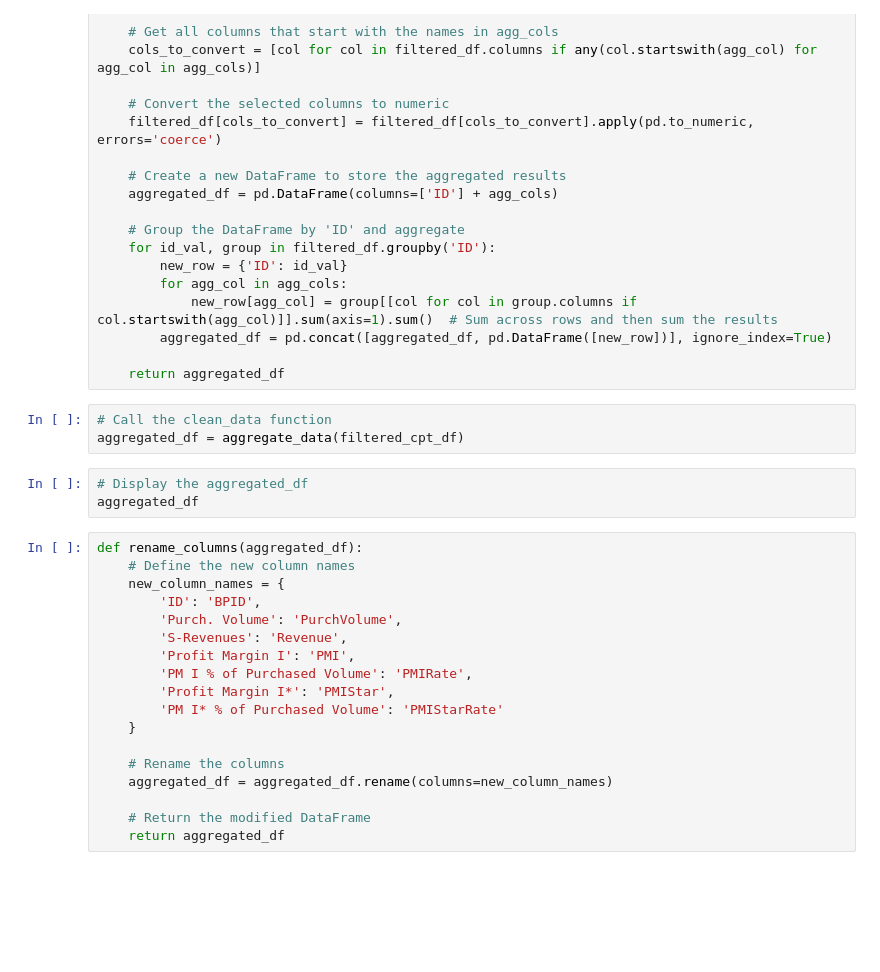
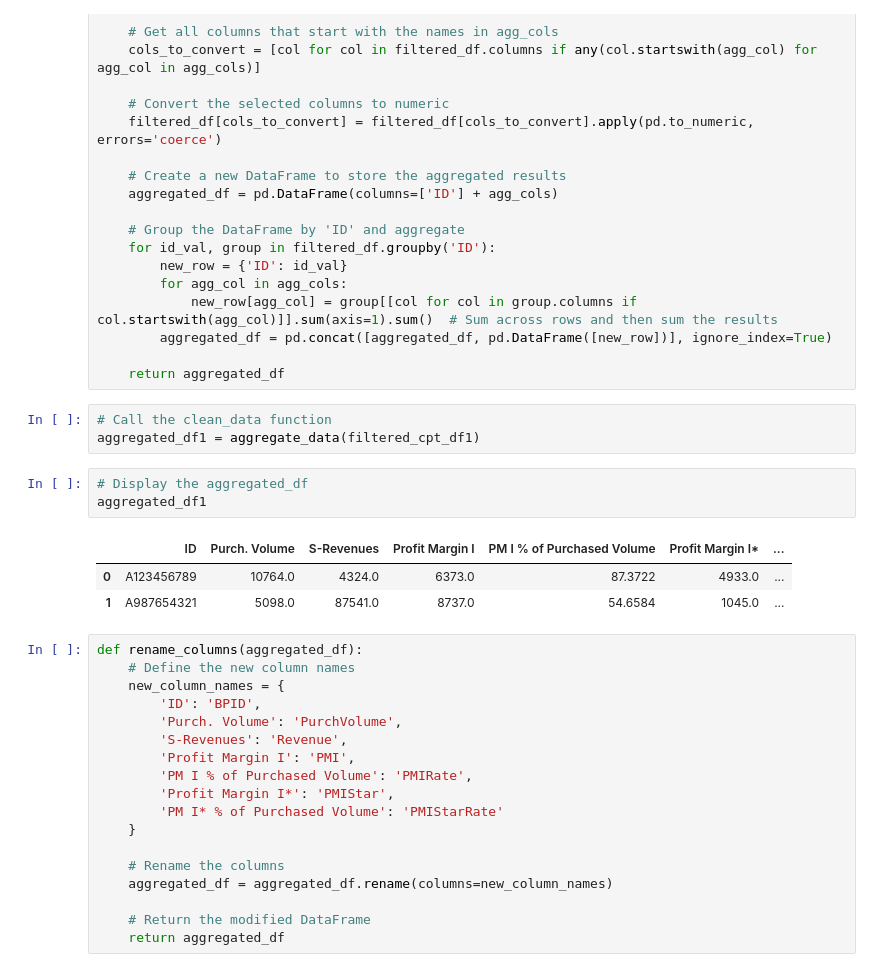
Before and after one commit to yonabell/Report, a Jupyter notebook: Reporting_code_with_function.ipynb, the cells around one changed output. Drawn from its saved outputs; the diff is of its cells as text; blank space fills up the shorter version.

```diff
--- a/Reporting_code_with_function.ipynb
+++ b/Reporting_code_with_function.ipynb
@@ -69,10 +78,14 @@ def aggregate_data(filtered_df):
     return aggregated_df
 # %%
 # Call the clean_data function
-aggregated_df = aggregate_data(filtered_cpt_df)
+aggregated_df1 = aggregate_data(filtered_cpt_df1)
 # %%
 # Display the aggregated_df
-aggregated_df
+aggregated_df1
+# %% [output]
+|  | ID | Purch. Volume | S-Revenues | Profit Margin I | PM I % of Purchased Volume | Profit Margin I* | ... |
+| 0 | A123456789 | 10764.0 | 4324.0 | 6373.0 | 87.3722 | 4933.0 | ... |
+| 1 | A987654321 | 5098.0 | 87541.0 | 8737.0 | 54.6584 | 1045.0 | ... |
 # %%
 def rename_columns(aggregated_df):
     # Define the new column names
```
Also changed, not shown: parts of 20 cells of this notebook.
